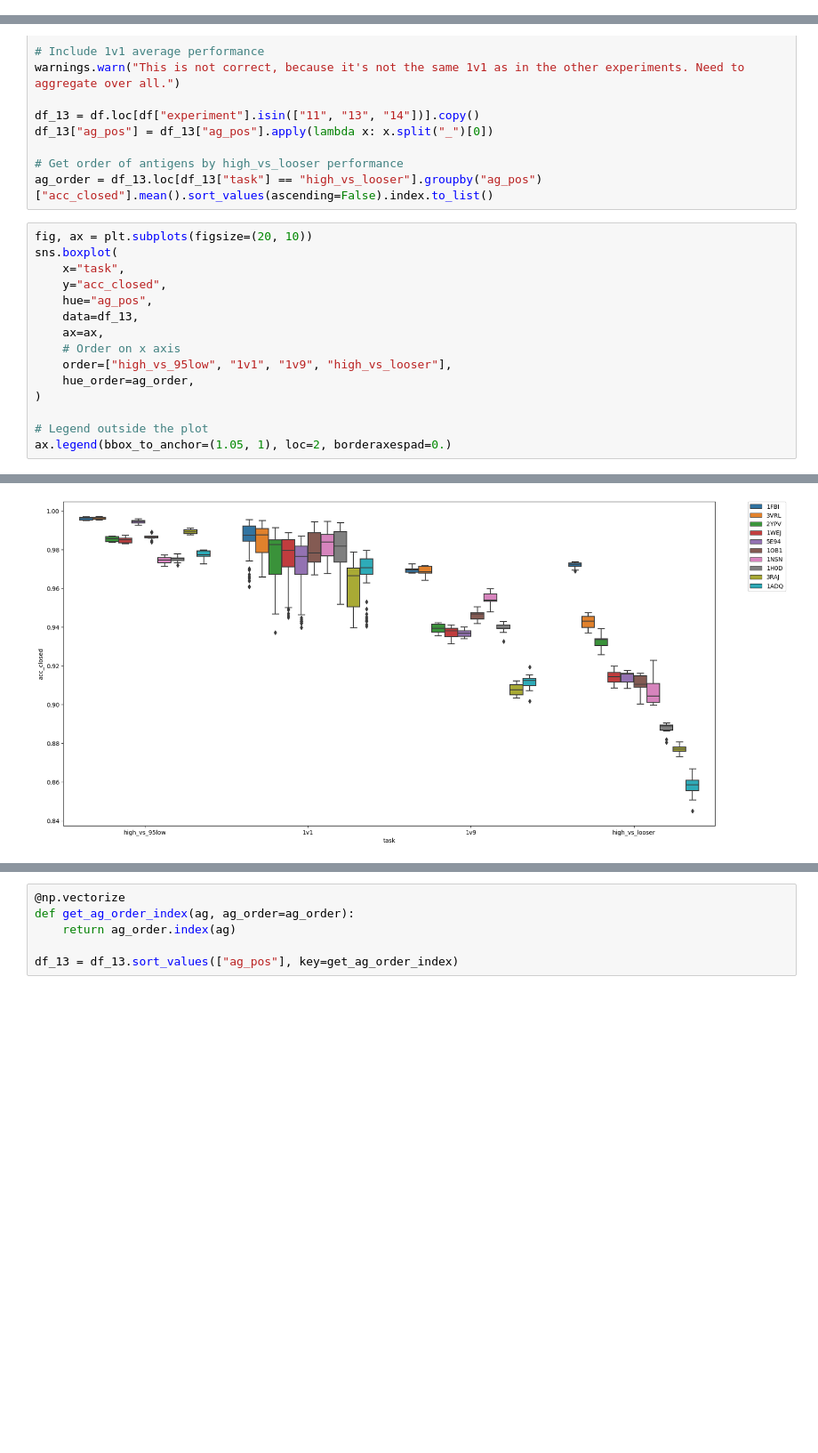
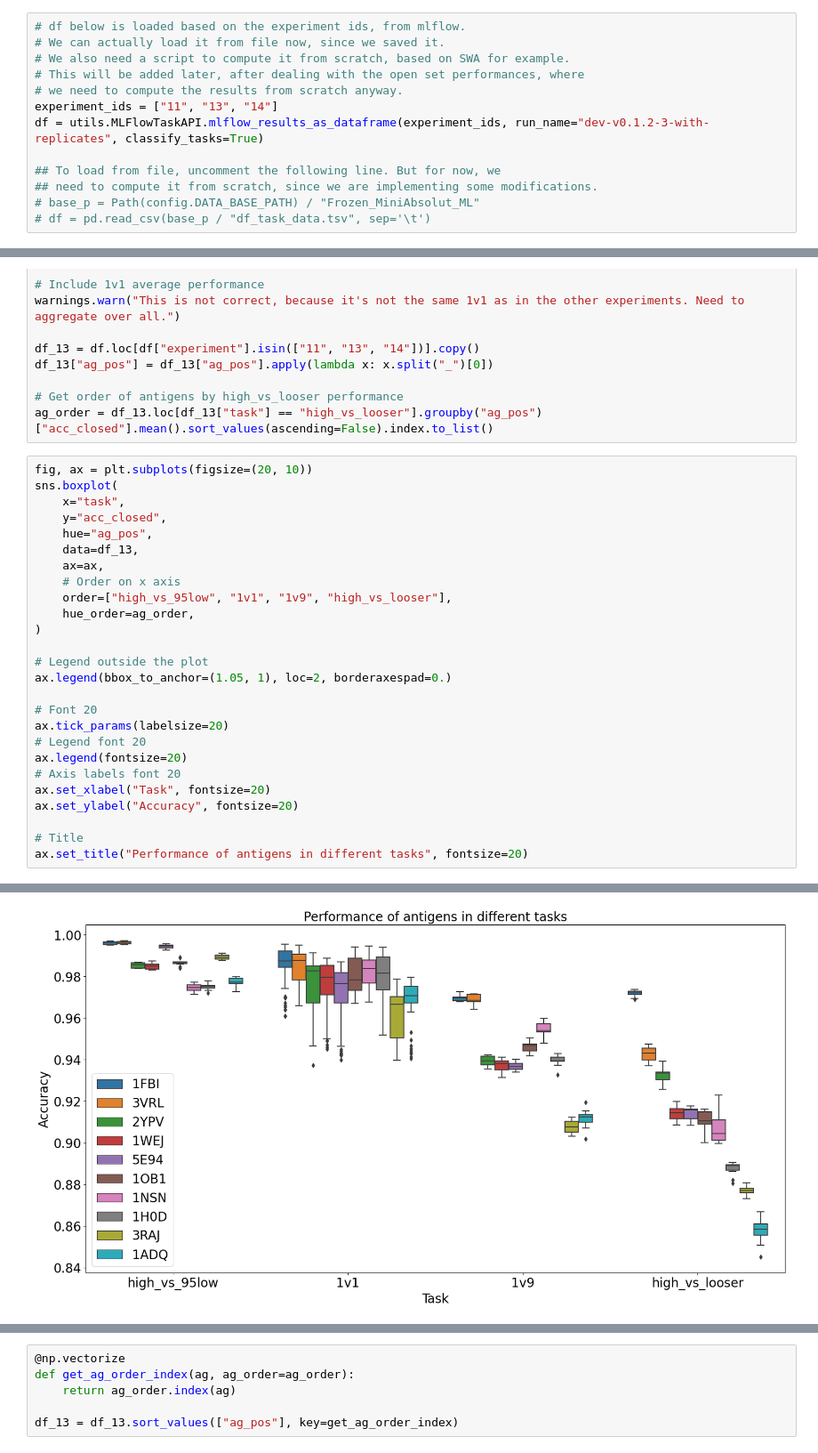
Before and after one commit to csi-greifflab/negative-class-optimization, a Jupyter notebook: notebooks/25_Section_1.ipynb, the cells around one changed output, grey strips where cells are left out. Shown at 89% size. Drawn from its saved outputs; the diff is of its cells as text; blank space fills up the shorter version.

```diff
--- a/notebooks/25_Section_1.ipynb
+++ b/notebooks/25_Section_1.ipynb
@@ -70,0 +18,13 @@ Index(['sample_train', 'load_from_miniabsolut_split_seed', 'optimizer_type',
+# %%
+# df below is loaded based on the experiment ids, from mlflow.
+# We can actually load it from file now, since we saved it.
+# We also need a script to compute it from scratch, based on SWA for example.
+# This will be added later, after dealing with the open set performances, where
+# we need to compute the results from scratch anyway.
+experiment_ids = ["11", "13", "14"]
+df = utils.MLFlowTaskAPI.mlflow_results_as_dataframe(experiment_ids, run_name="dev-v0.1.2-3-with-replicates", classify_tasks=True)
+
+## To load from file, uncomment the following line. But for now, we
+## need to compute it from scratch, since we are implementing some modifications.
+# base_p = Path(config.DATA_BASE_PATH) / "Frozen_MiniAbsolut_ML"
+# df = pd.read_csv(base_p / "df_task_data.tsv", sep='\t')
@@ -296,4 +295,15 @@ sns.boxplot(
 
 # Legend outside the plot
 ax.legend(bbox_to_anchor=(1.05, 1), loc=2, borderaxespad=0.)
+
+# Font 20
+ax.tick_params(labelsize=20)
+# Legend font 20
+ax.legend(fontsize=20)
+# Axis labels font 20
+ax.set_xlabel("Task", fontsize=20)
+ax.set_ylabel("Accuracy", fontsize=20)
+
+# Title
+ax.set_title("Performance of antigens in different tasks", fontsize=20)
 # %% [output]
@@ -301 +311 @@ ax.legend(bbox_to_anchor=(1.05, 1), loc=2, borderaxespad=0.)
-[figure, old version]
+[figure, new version]
```
Also changed, not shown: parts of 38 cells of this notebook, 7 other files.
